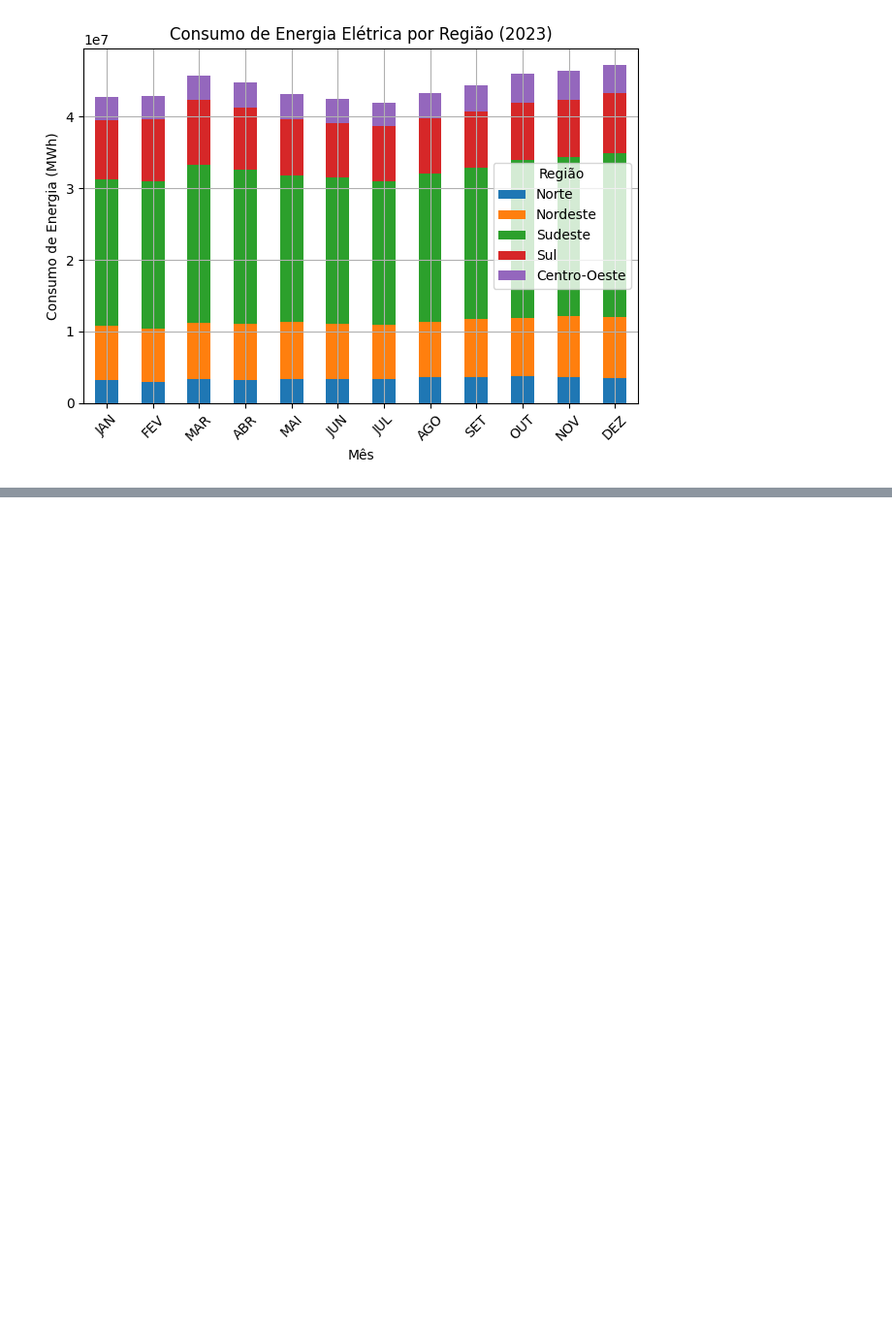
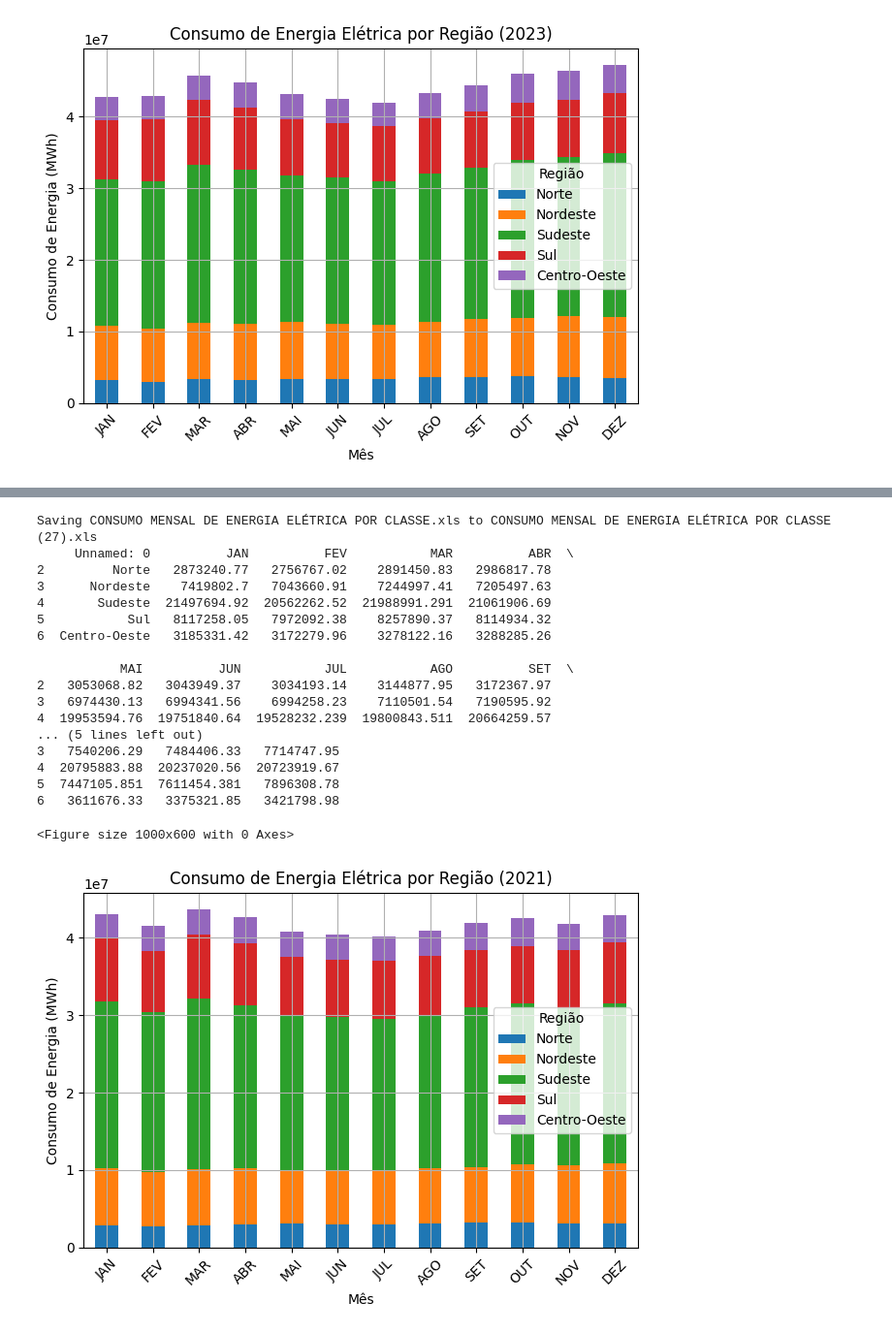
Before and after one commit to jrctechmind/data-science-portfolio, a Jupyter notebook: Consumo_de_energia.ipynb, the cells around one changed output, grey strips where cells are left out. Shown: that part at 97% size. Cells and saved outputs as stored; diff of their text form; code cells hidden in the pictures; blank space fills up the shorter version.

```diff
--- a/Consumo_de_energia.ipynb
+++ b/Consumo_de_energia.ipynb
@@ -70,0 +139,48 @@ Saving CONSUMO MENSAL DE ENERGIA ELÉTRICA POR CLASSE.xls to CONSUMO MENSAL DE E
+# %%
+import pandas as pd
+import matplotlib.pyplot as plt
+
+# Carregar a planilha original
+uploaded = files.upload()
+file_name = next(iter(uploaded))
+
+# Carregar o arquivo em um DataFrame e excluir as linhas 0, 1 e 7
+df_original = pd.read_excel(io.BytesIO(uploaded[file_name]), skiprows=53)
+df_original.drop([0, 1, 7], inplace=True)
+
+# Aplicar os filtros para gerar o arquivo "2021.xlsx"
+df_filtered = df_original.iloc[:5, :13]
+
+# Salvar o DataFrame filtrado em um arquivo "2021.xlsx"
+df_filtered.to_excel("2021.xlsx", index=False)
+
+# Exibir o conteúdo do arquivo "2021.xlsx"
+print(df_filtered)
+
+# Selecionar os meses (eixo x)
+meses = df_filtered.columns[1:]
+
+# Selecionar as regiões (eixo y)
+regioes = df_filtered.iloc[:, 0]
+
+# Selecionar os dados de consumo para as regiões
+consumos = df_filtered.iloc[:, 1:]
+
+# Transpor o DataFrame para ter os meses como índice
+consumos = consumos.T
+
+# Renomear as colunas com os nomes das regiões
+consumos.columns = regioes
+
+# Plotar um gráfico de barras para visualizar os dados
+plt.figure(figsize=(10, 6))
+consumos.plot(kind='bar', stacked=True)
+plt.title('Consumo de Energia Elétrica por Região (2021)')
+plt.xlabel('Mês')
+plt.ylabel('Consumo de Energia (MWh)')
+plt.xticks(ticks=range(len(meses)), labels=meses, rotation=45)
+plt.grid(True)
+plt.legend(title='Região')
+plt.tight_layout()
+plt.show()
+# %% [output]
@@ -70,0 +188,19 @@ Saving CONSUMO MENSAL DE ENERGIA ELÉTRICA POR CLASSE.xls to CONSUMO MENSAL DE E
+Saving CONSUMO MENSAL DE ENERGIA ELÉTRICA POR CLASSE.xls to CONSUMO MENSAL DE ENERGIA ELÉTRICA POR CLASSE (27).xls
+     Unnamed: 0          JAN          FEV           MAR          ABR  \
+2         Norte   2873240.77   2756767.02    2891450.83   2986817.78
+3      Nordeste    7419802.7   7043660.91    7244997.41   7205497.63
+4       Sudeste  21497694.92  20562262.52  21988991.291  21061906.69
+5           Sul   8117258.05   7972092.38    8257890.37   8114934.32
+6  Centro-Oeste   3185331.42   3172279.96    3278122.16   3288285.26
+
+           MAI          JUN           JUL           AGO          SET  \
+2   3053068.82   3043949.37    3034193.14    3144877.95   3172367.97
+3   6974430.13   6994341.56    6994258.23    7110501.54   7190595.92
+4  19953594.76  19751840.64  19528232.239  19800843.511  20664259.57
+... (5 lines left out)
+3   7540206.29   7484406.33   7714747.95
+4  20795883.88  20237020.56  20723919.67
+5  7447105.851  7611454.381   7896308.78
+6   3611676.33   3375321.85   3421798.98
+<Figure size 1000x600 with 0 Axes>
+[figure, added]
```
Also changed, not shown: parts of 2 cells of this notebook.
